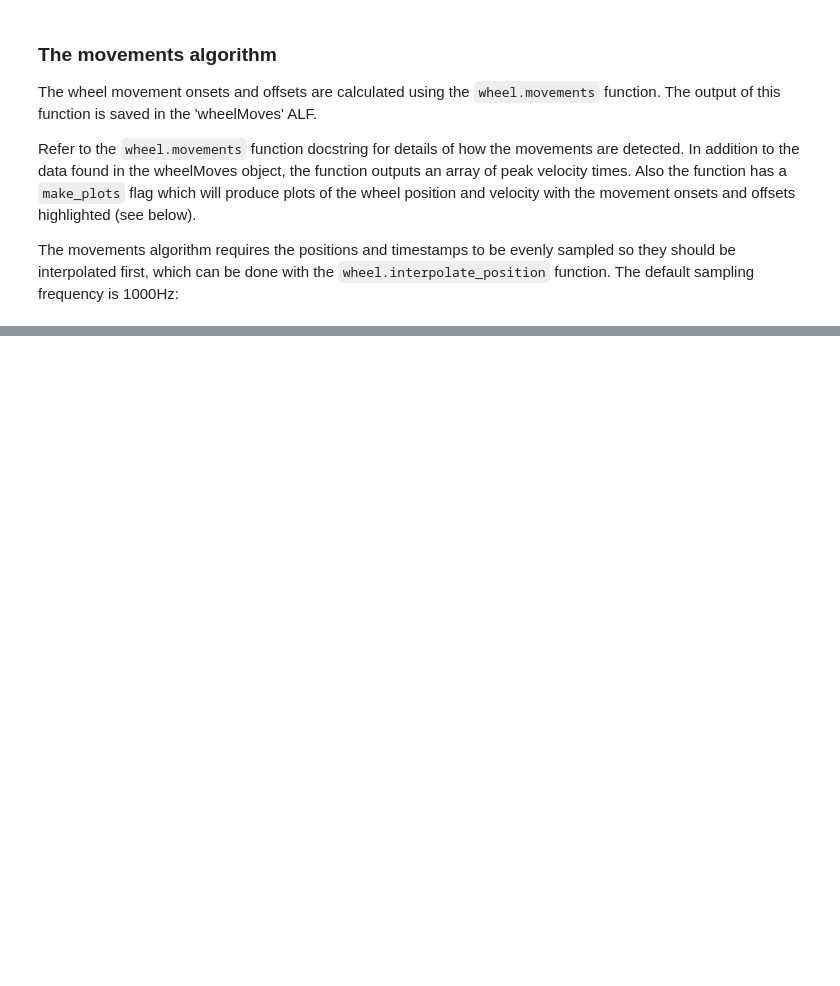
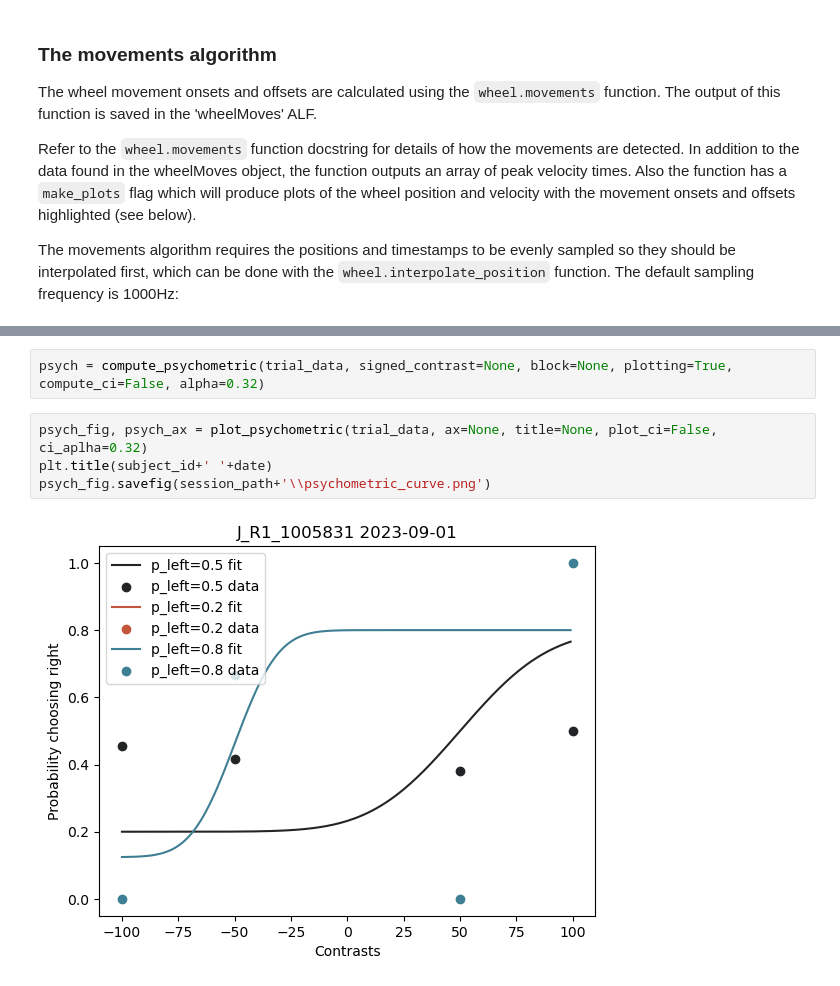
Before and after one commit to edwardyan95/ibllib, a Jupyter notebook: brainbox/examples/EY_preprocess.ipynb, the cells around one changed output, grey strips where cells are left out. Cells and saved outputs as stored; diff of their text form; blank space fills up the shorter version.

```diff
--- a/brainbox/examples/EY_preprocess.ipynb
+++ b/brainbox/examples/EY_preprocess.ipynb
@@ -142,0 +163,8 @@ plt.show()
+# %%
+psych = compute_psychometric(trial_data, signed_contrast=None, block=None, plotting=True, compute_ci=False, alpha=0.32)
+# %%
+psych_fig, psych_ax = plot_psychometric(trial_data, ax=None, title=None, plot_ci=False, ci_aplha=0.32)
+plt.title(subject_id+' '+date)
+psych_fig.savefig(session_path+'\\psychometric_curve.png')
+# %% [output]
+[figure, added]
```
Also changed, not shown: parts of 10 cells of this notebook.
